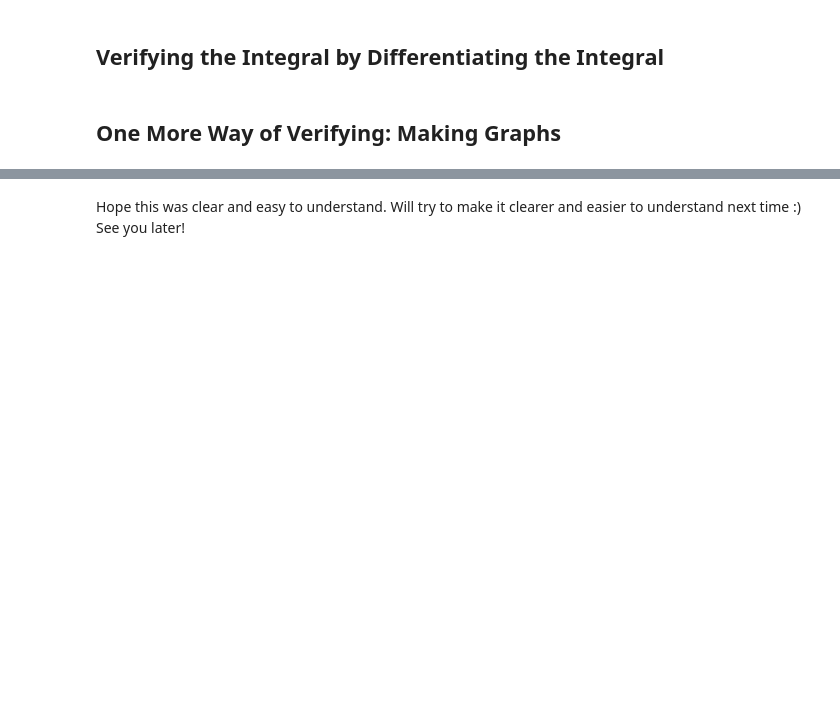
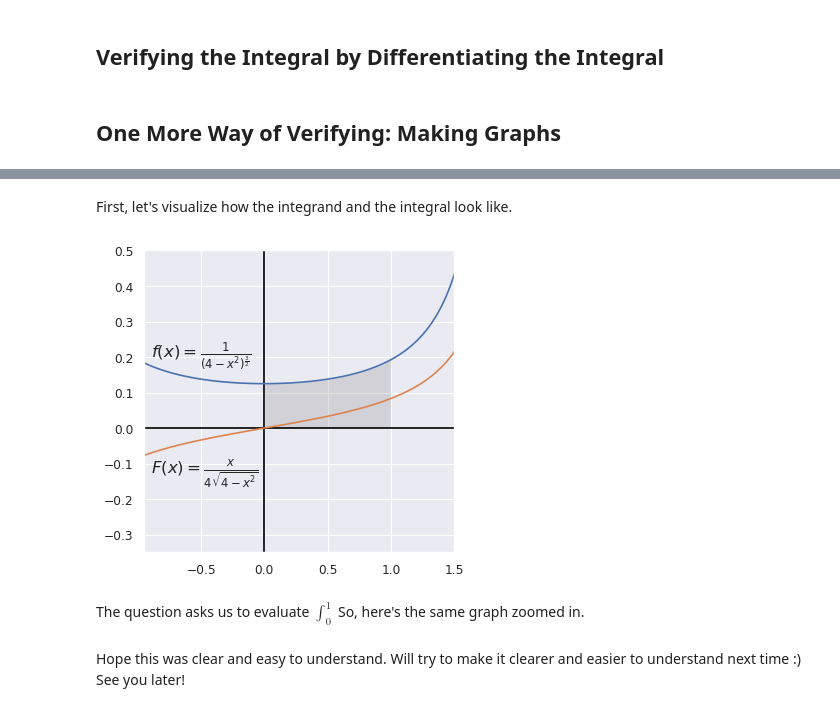
Before and after one commit to soobinrho/college-programming, a Jupyter notebook: AFP2_SoobinRho.ipynb, the cells around one changed output, grey strips where cells are left out. Saved outputs shown, nothing was run; the diff lists cells and outputs as text; code cells hidden in the pictures; blank space fills up the shorter version.

```diff
--- a/AFP2_SoobinRho.ipynb
+++ b/AFP2_SoobinRho.ipynb
@@ -74,3 +88,36 @@ plt.show()
+# %% [markdown]
+First, let's visualize how the integrand and the integral look like.
+# %%
+# Initializing the graph.
+fig = plt.figure(figsize=(5, 5), dpi=80)
+plt.axhline(0, color='black')
+plt.axvline(0, color='black')
+plt.xlim(-0.95, 1.5)
+plt.ylim(-0.35, 0.5)
+
+# Plot the function of the integrand.
+plt.plot(x_integrand, y_integrand)
+str_equation = r'$f(x)=\frac{1}{(4-x^2)^{\frac{3}{2}}}$'
+plt.annotate(str_equation, xy=(0, 0), xytext=(-0.9, 0.2), fontsize=15)
+
+# Plot the function of the integral.
+plt.plot(x_integral, y_integral)
+str_equation = r'$F(x)=\frac{x}{4\sqrt{4-x^2}}$'
+plt.annotate(str_equation, xy=(0, 0), xytext=(-0.9, -0.13), fontsize=15)
+
+# Hightlight the area
+plt.fill_between(x_integrand,
+                 y_integrand,
+                 where= (x_integrand >= 0)&(x_integrand <= 1),
+                 facecolor="grey",
+                 alpha=0.23)
+
+# Display the graph.
+plt.show()
+# %% [output]
+[figure, added]
+# %% [markdown]
+The question asks us to evaluate $\int_0^1$ So, here's the same graph zoomed in.
 # %% [markdown]
 Hope this was clear and easy to understand. Will try to make it clearer and easier to understand next time :) See you later!
 # %% [markdown]
```
Also changed, not shown: parts of 2 cells of this notebook.
